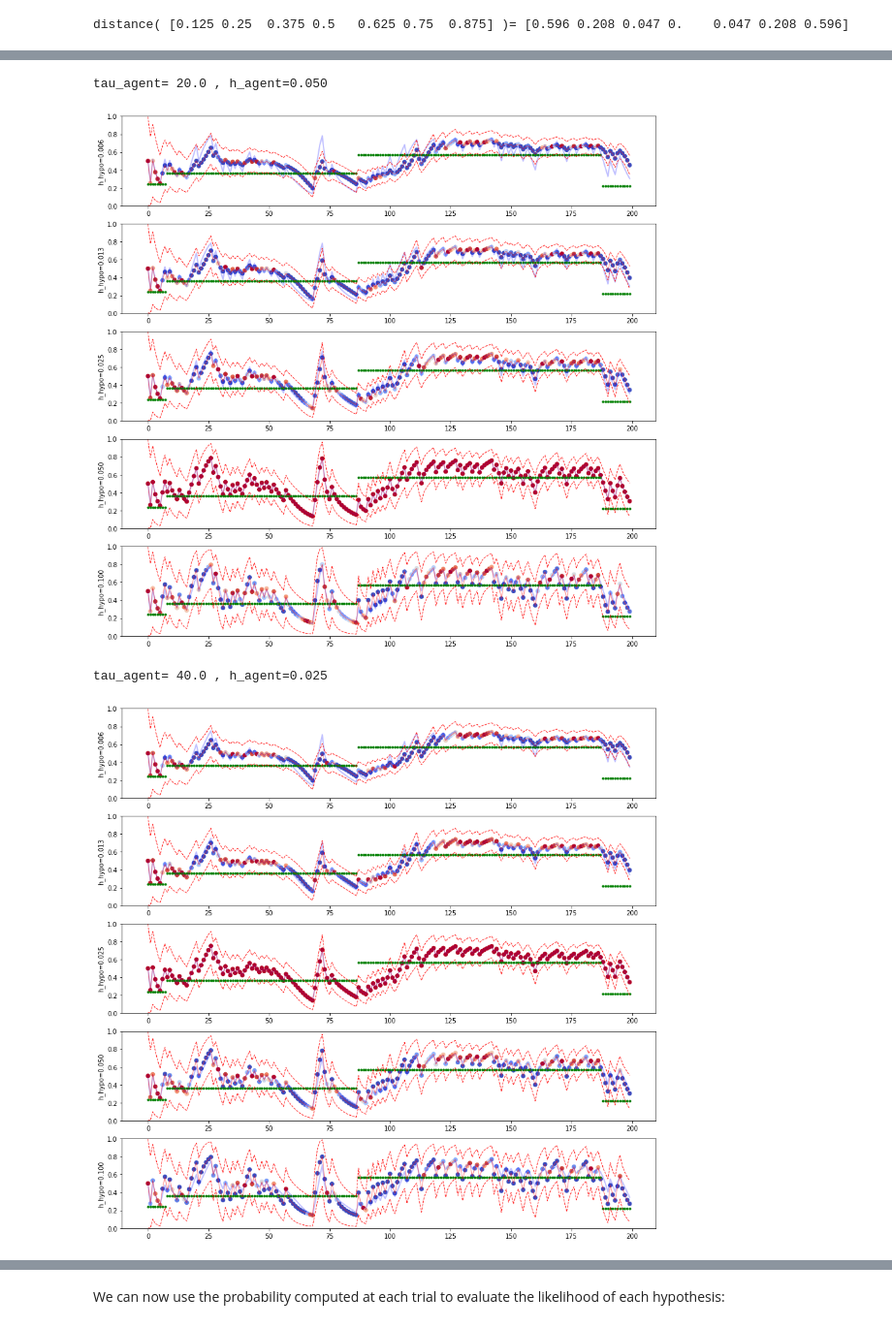
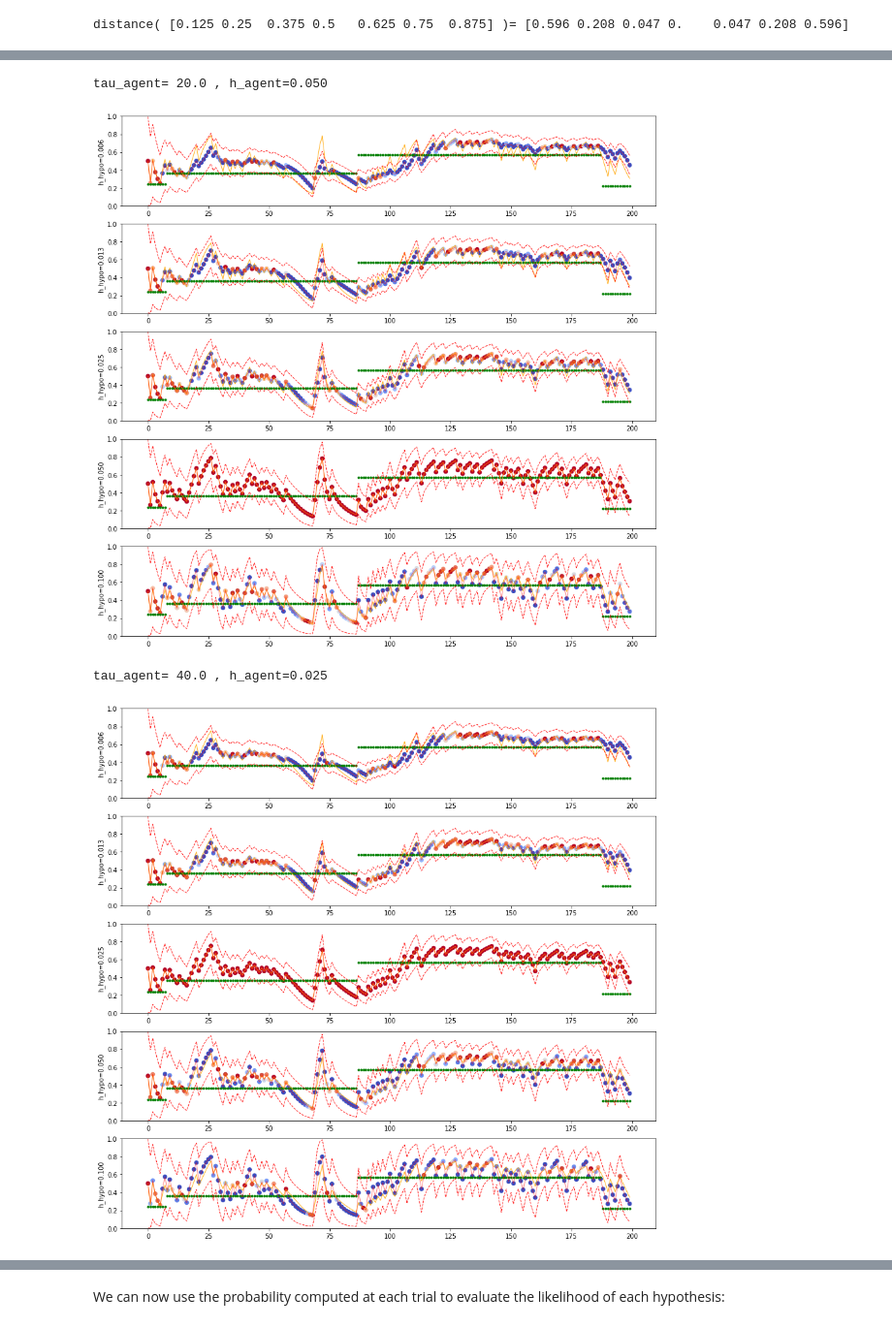
Before and after one commit to laurentperrinet/bayesianchangepoint, a Jupyter notebook: notebooks/C_test_hazardrate.ipynb, the cells around one changed output, grey strips where cells are left out. Shown at 97% size. Cells and saved outputs as stored; diff of their text form; code cells hidden in the pictures.

```diff
--- a/notebooks/C_test_hazardrate.ipynb
+++ b/notebooks/C_test_hazardrate.ipynb
@@ -261,11 +261,9 @@ plt.show()
 # %% [markdown]
 Plotting pdf using different hypothesis for h and this for different agents :
 # %%
-from scipy.stats import beta
-def beta_distance(p_hat_agent, p_hat, r_hat):
+def KL_distance(p_hat_agent, p_hat):
     distance = p_hat * np.log2(p_hat) - p_hat * np.log2(p_hat_agent)
     distance += (1-p_hat) * np.log2(1-p_hat) - (1-p_hat) * np.log2(1-p_hat_agent)
-
     return distance
 # %%
 p = np.linspace(0, 1, 9)[1:-1]
@@ -311,48 +301,37 @@ for tau_agent in [tau/2, tau, tau*2]:
     p_hat = np.zeros((N_scan, N_trials))
     p_low, p_sup = np.zeros_like(distance), np.zeros_like(distance)
 
     for i_scan, h_hypo in enumerate(hs):
-        #print('h_hypo=%.3f' % h_hypo)
         p_bar, r, beliefs = bcp.inference(p[:, i_block, 0], h=h_hypo, p0=p0, r0=r0, verbose=False)
         p_hat[i_scan, :], r_hat = bcp.readout(p_bar, r, beliefs, mode=mode, p0=p0)
-        #axs[i_scan].plot(trials, p[:, i_block, 1], 'g.', lw=1)
-        #axs[i_scan].plot(trials, p_hat, 'r', lw=2)
         from scipy.stats import beta
         for i_trial in range(N_trials):
             #print('i_trial=%d' % i_trial)
             a = p_hat[i_scan, i_trial]*(r_hat[i_trial])
             b = (1-p_hat[i_scan, i_trial])*(r_hat[i_trial])
             rv = beta(a, b)
             p_low[i_scan, i_trial], p_sup[i_scan, i_trial] = rv.ppf([.05, .95])
-            distance[i_scan, i_trial] = beta_distance(p_hat_agent[i_trial],
-                                                p_hat[i_scan, i_trial], r_hat[i_trial])
-            #print(p_bar_agent[:, i_trial], r_agent[:, i_trial], beliefs_agent[:, i_trial])
-            #print(p_bar[:, i_trial], r[:, i_trial], beliefs[:, i_trial])
-            #print(p_hat_agent[i_trial], p_hat[i_scan, i_trial], score[i_scan, i_trial])
-            #score[i_scan, i_trial] = p_hat[i_scan, i_trial] * np.log2(p_hat[i_scan, i_trial]) - p_hat[i_scan, i_trial] * np.log2(p_hat_agent[i_trial])
-            #score[i_scan, i_trial] += (1-p_hat[i_scan, i_trial]) * np.log2(1-p_hat[i_scan, i_trial]) - (1-p_hat[i_scan, i_trial]) * np.log2(1-p_hat_agent[i_trial])
-            #print(score[i_scan, i_trial])
+            distance[i_scan, i_trial] = KL_distance(p_hat_agent[i_trial],
+                                                      p_hat[i_scan, i_trial])
 
-    #print(score.min(axis=1), score.max(axis=1))
     distance = np.exp(-distance/np.median(distance))
-    #print(score.min(axis=1), score.max(axis=1))
     fig, axs = plt.subplots(N_scan, 1, figsize=(15, 15))
     for i_scan, h_hypo in enumerate(hs):
         axs[i_scan].plot(trials, p[:, i_block, 1], 'g.', lw=1)
-        axs[i_scan].plot(trials, p_hat_agent, 'b', lw=2, alpha=.25)
+        axs[i_scan].plot(trials, p_hat_agent, c='orange', lw=1, alpha=.9)
         axs[i_scan].plot(trials, p_sup[i_scan, :], 'r--', lw=1, alpha=.9)
         axs[i_scan].plot(trials, p_low[i_scan, :], 'r--', lw=1, alpha=.9)
         axs[i_scan].plot(trials, p_hat[i_scan, :], 'r', lw=1, alpha=.5)
         axs[i_scan].scatter(trials, p_hat[i_scan, :], c=distance[i_scan, :],
                             vmin=distance.min(), vmax=distance.max(),
                             alpha=1., cmap=plt.get_cmap('coolwarm'))
         axs[i_scan].set_ylabel('h_hypo=%.3f' % h_hypo);
         axs[i_scan].set_ylim(0, 1)
 
     plt.show()
 # %% [output]
 tau_agent= 20.0 , h_agent=0.050
-[figure, old version]
+[figure, new version]
 tau_agent= 40.0 , h_agent=0.025
-[figure, old version]
+[figure, new version]
 tau_agent= 80.0 , h_agent=0.013
```
Also changed, not shown: parts of 6 cells of this notebook.
